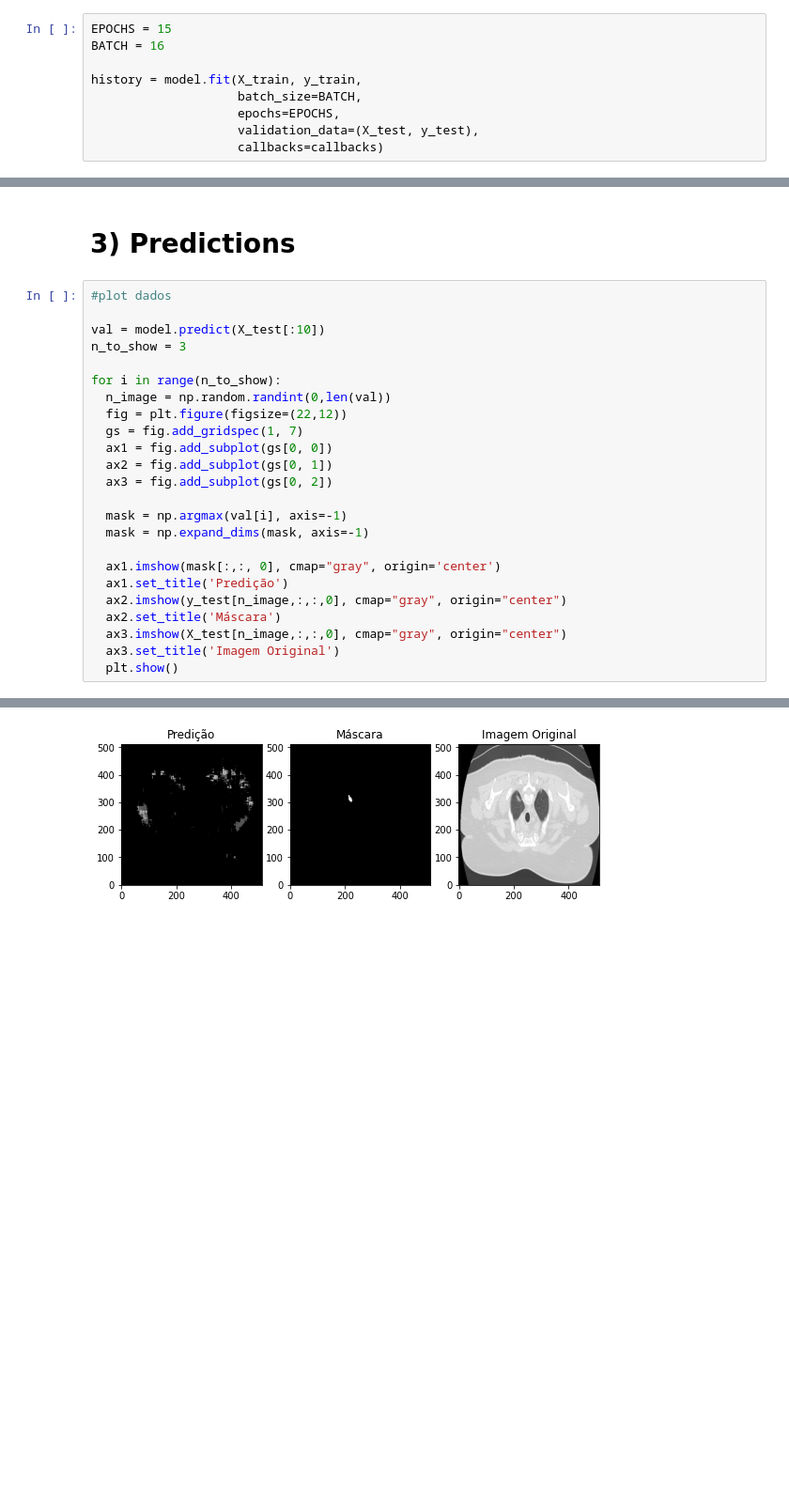
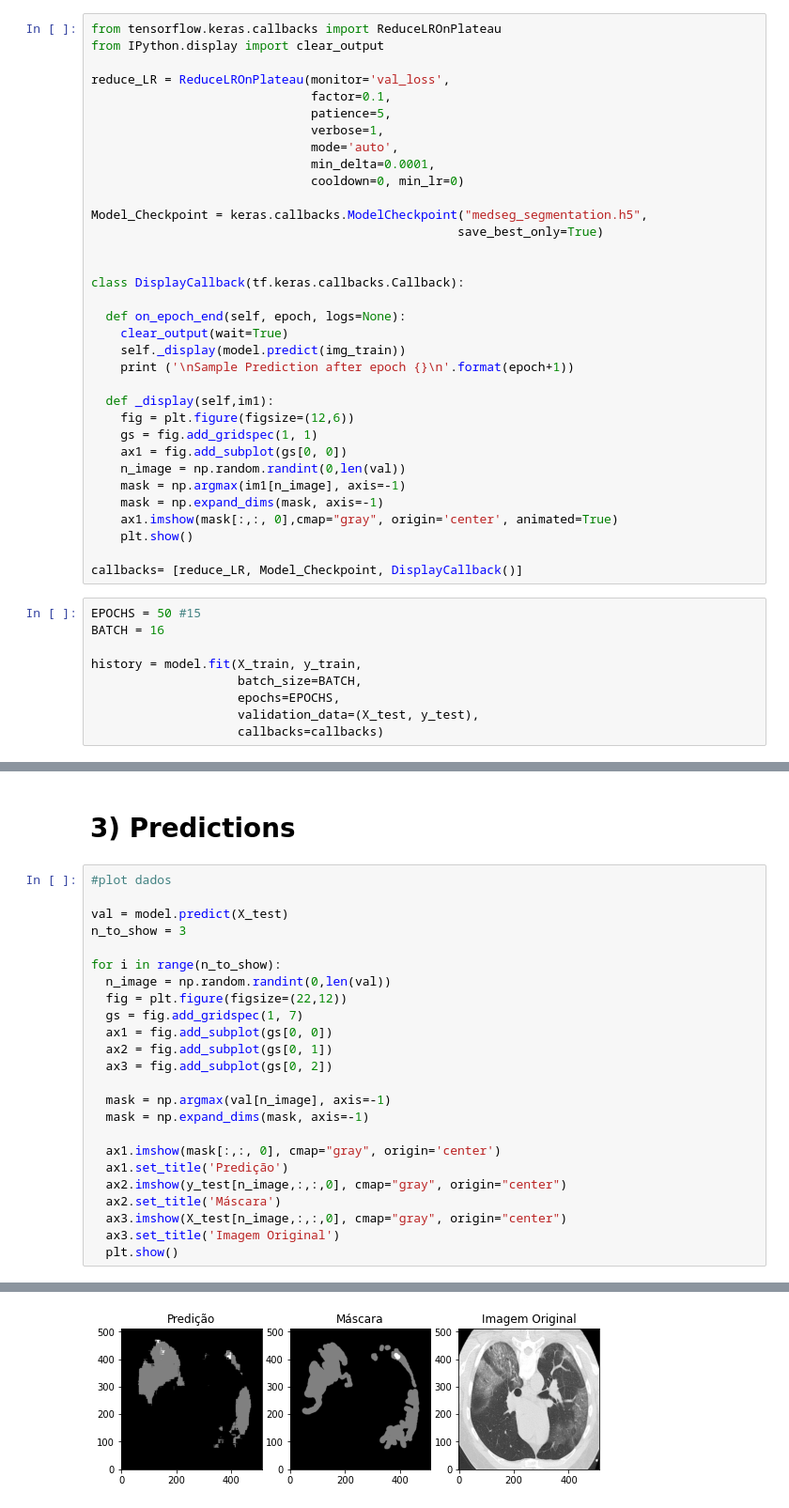
Before and after one commit to nahumsa/Segmentation, a Jupyter notebook: CT Scans Segmentation.ipynb, the cells around one changed output, grey strips where cells are left out. Shown at 94% size. Cells and saved outputs as stored; diff of their text form; blank space fills up the shorter version.

Commit message:
Added DisplayCallback

```diff
--- a/CT Scans Segmentation.ipynb
+++ b/CT Scans Segmentation.ipynb
@@ -241,5 +241,39 @@ callbacks = [
+# %%
+from tensorflow.keras.callbacks import ReduceLROnPlateau
+from IPython.display import clear_output
+
+reduce_LR = ReduceLROnPlateau(monitor='val_loss',
+                              factor=0.1,
+                              patience=5,
+                              verbose=1,
+                              mode='auto',
+                              min_delta=0.0001,
+                              cooldown=0, min_lr=0)
+
+Model_Checkpoint = keras.callbacks.ModelCheckpoint("medseg_segmentation.h5",
+                                                  save_best_only=True)
+
+
+class DisplayCallback(tf.keras.callbacks.Callback):
+
+  def on_epoch_end(self, epoch, logs=None):
+    clear_output(wait=True)
+    self._display(model.predict(img_train))
+    print ('\nSample Prediction after epoch {}\n'.format(epoch+1))
+
+  def _display(self,im1):
+    fig = plt.figure(figsize=(12,6))
+    gs = fig.add_gridspec(1, 1)
+    ax1 = fig.add_subplot(gs[0, 0])
+    n_image = np.random.randint(0,len(val))
+    mask = np.argmax(im1[n_image], axis=-1)
+    mask = np.expand_dims(mask, axis=-1)
+    ax1.imshow(mask[:,:, 0],cmap="gray", origin='center', animated=True)
+    plt.show()
+
+callbacks= [reduce_LR, Model_Checkpoint, DisplayCallback()]
 # %%
-EPOCHS = 15
+EPOCHS = 50 #15
 BATCH = 16
 
 history = model.fit(X_train, y_train,
@@ -292,7 +313,7 @@ plt.show()
 # %%
 #plot dados
 
-val = model.predict(X_test[:10])
+val = model.predict(X_test)
 n_to_show = 3
 
 for i in range(n_to_show):
@@ -303,7 +324,7 @@ for i in range(n_to_show):
   ax2 = fig.add_subplot(gs[0, 1])
   ax3 = fig.add_subplot(gs[0, 2])
 
-  mask = np.argmax(val[i], axis=-1)
+  mask = np.argmax(val[n_image], axis=-1)
   mask = np.expand_dims(mask, axis=-1)
 
   ax1.imshow(mask[:,:, 0], cmap="gray", origin='center')
@@ -319 +340 @@ for i in range(n_to_show):
-[figure, old version]
+[figure, new version]
```
Also changed, not shown: parts of 6 cells of this notebook.
